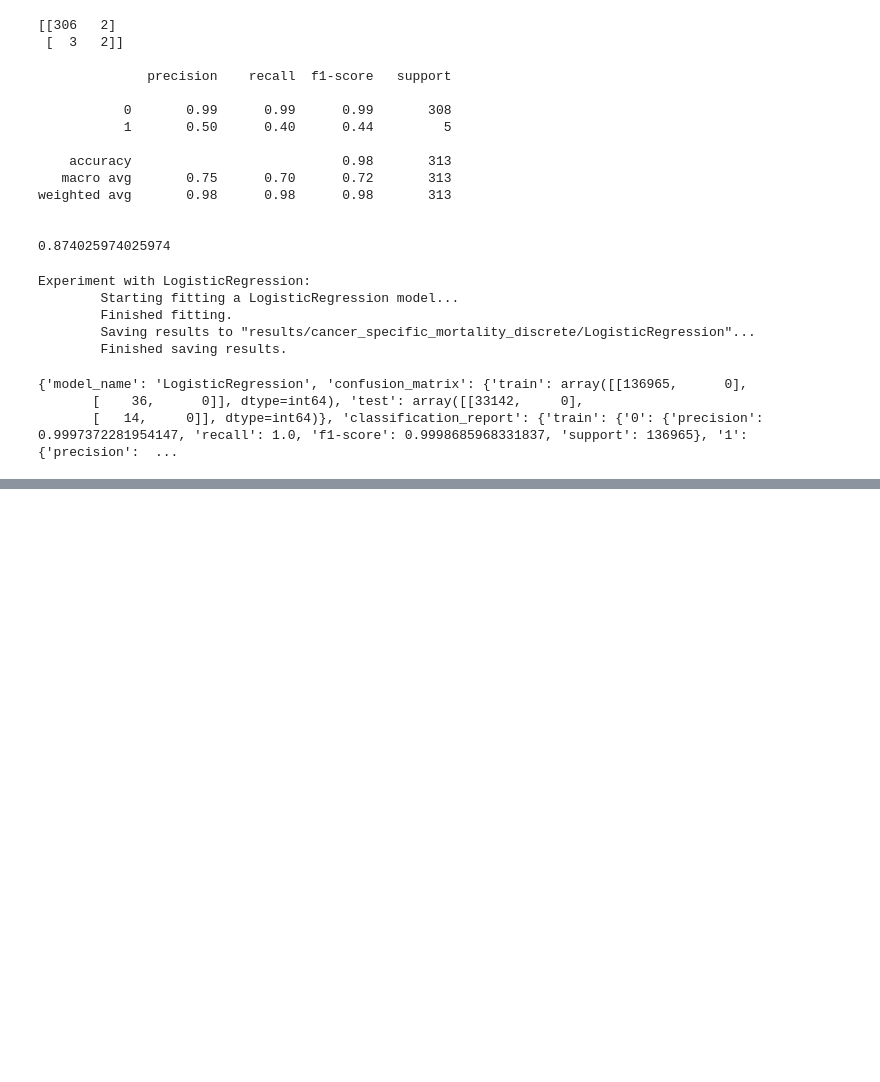
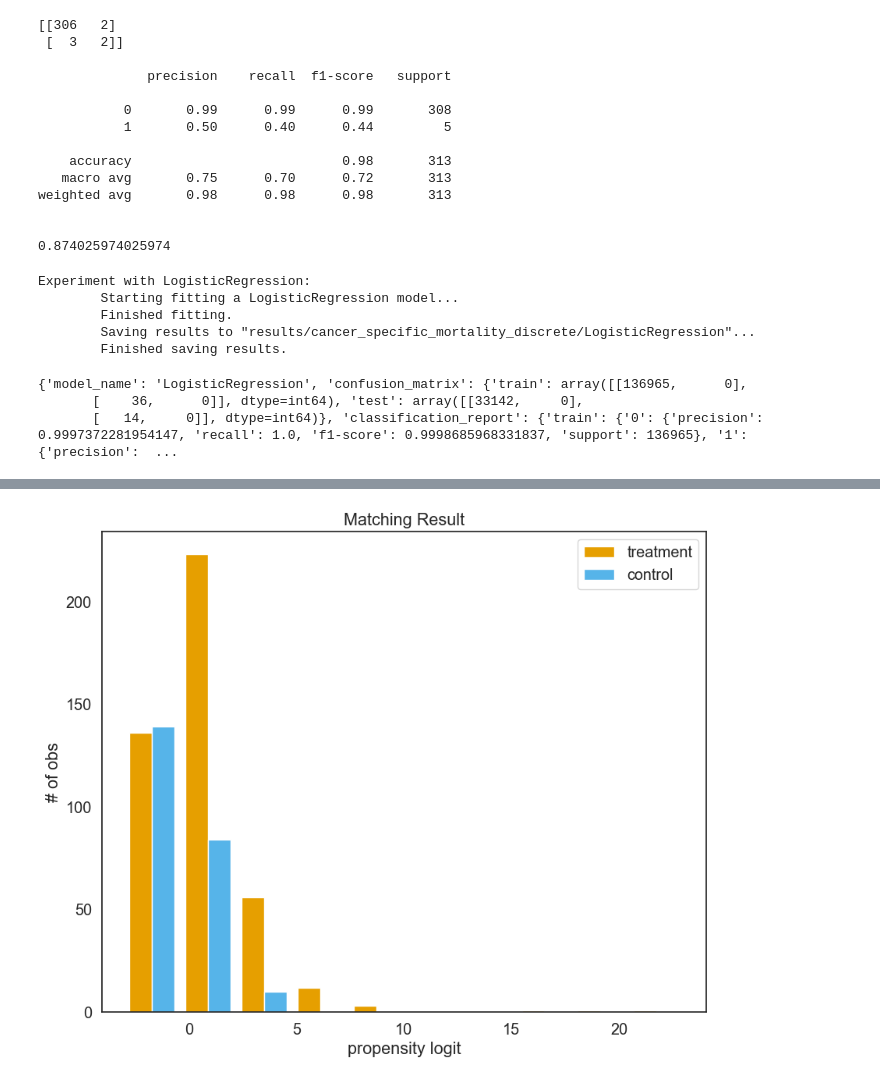
Before and after one commit to vytautas9/Tiriamasis_Projektas_3, a Jupyter notebook: ResearchProject3.ipynb, the cells around one changed output, grey strips where cells are left out. Cells and saved outputs as stored; diff of their text form; code cells hidden in the pictures; blank space fills up the shorter version.

```diff
--- a/ResearchProject3.ipynb
+++ b/ResearchProject3.ipynb
@@ -964,0 +1376,3 @@ print(experiment_info)
+# %%
+X = pd.get_dummies(train_lni_Unknown_0, columns=['clinical_stage', 'pathological_gleason_gg', 'biopsy_gleason_gg',
+                               'pathologic_stage', 'surgical_margin_status', 'persistent_psa','TRYSgrupes'])
@@ -964,0 +1389,7 @@ print(experiment_info)
+# %%
+# exclude: ignore any covariates (columns) passed to the it during model fitting
+# indx - required parameter that references a unique ID number for each case
+psm = PsmPy(X, treatment='lni', indx='patient_id',
+            exclude = ['ps_logit', 'ps', 'cancer_specific_mortality',
+                       'death_from_other_causes', 'mts', 'bcr', 'PLNDO1',
+                      'survival_months'])
@@ -964,0 +1416,4 @@ print(experiment_info)
+# %%
+psm.plot_match(Title='Matching Result', Ylabel='# of obs', Xlabel= 'propensity logit', names = ['treatment', 'control'])
+# %% [output]
+[figure, added]
```
Also changed, not shown: parts of 63 cells of this notebook.
